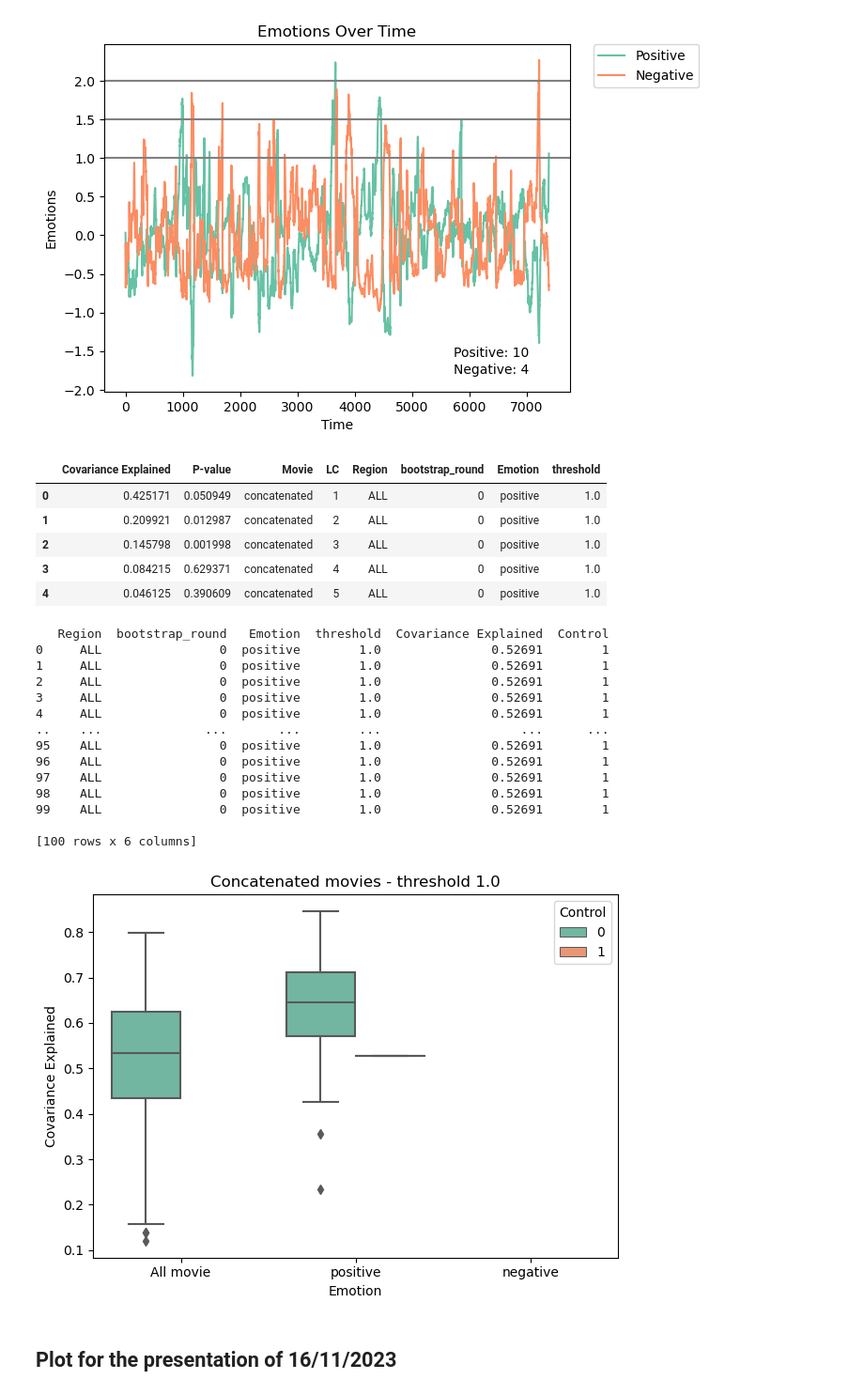
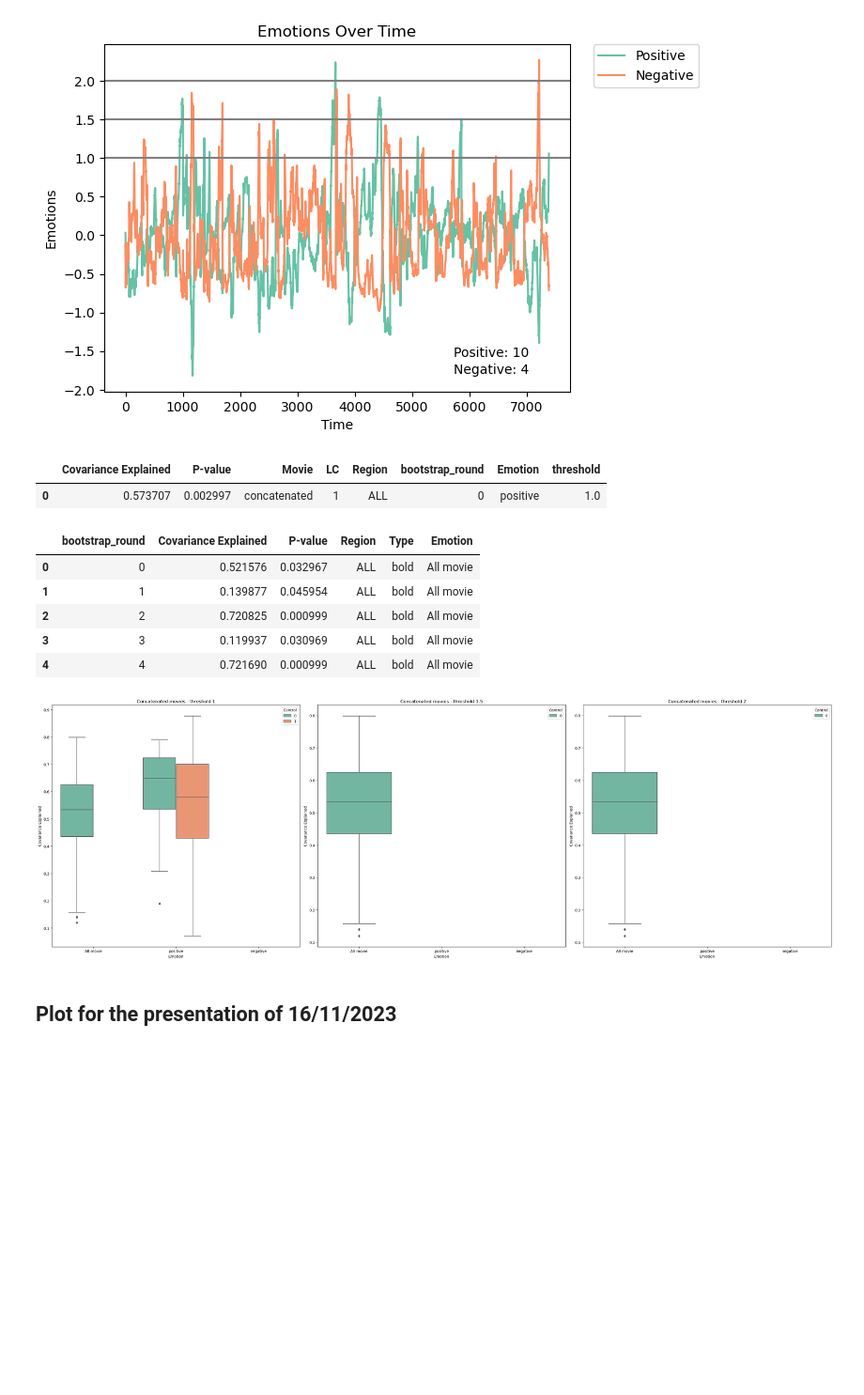
Before and after one commit to silviiaromanato/HigherOrder, a Jupyter notebook: Code/PLS_Silvia/PLS_peaks.ipynb, the cells around one changed output. Shown at 94% size. Cells and saved outputs as stored; diff of their text form; code cells hidden in the pictures; blank space fills up the shorter version.

Commit message:
mean and helpers

```diff
--- a/Code/PLS_Silvia/PLS_peaks.ipynb
+++ b/Code/PLS_Silvia/PLS_peaks.ipynb
@@ -235,80 +235,76 @@ results = counting_points(thresholds)
 The shape of the data_concat is:  (7385, 50)
 [figure]
 # %%
-peaks_data = pd.read_csv('/Users/silviaromanato/Desktop/SEMESTER_PROJECT/Material/Output/PLS_emoPeaks/PLSmean_results.csv')
+peaks_data = pd.read_csv('/Users/silviaromanato/Desktop/SEMESTER_PROJECT/Material/Output/PLS_emoPeaks/PLSmean_concat.csv')
 peaks_data.dropna(inplace=True)
-
-data_all.rename(columns={'emotion': 'Emotion'}, inplace=True)
-peaks_data.head()
+peaks_data.head(1)
 # %% [output]
 |  | Covariance Explained | P-value | Movie | LC | Region | bootstrap_round | Emotion | threshold |
-| 0 | 0.425171 | 0.050949 | concatenated | 1 | ALL | 0 | positive | 1.0 |
-| 1 | 0.209921 | 0.012987 | concatenated | 2 | ALL | 0 | positive | 1.0 |
-| 2 | 0.145798 | 0.001998 | concatenated | 3 | ALL | 0 | positive | 1.0 |
-| 3 | 0.084215 | 0.629371 | concatenated | 4 | ALL | 0 | positive | 1.0 |
-| 4 | 0.046125 | 0.390609 | concatenated | 5 | ALL | 0 | positive | 1.0 |
+| 0 | 0.573707 | 0.002997 | concatenated | 1 | ALL | 0 | positive | 1.0 |
+# %%
+# Read the data for the PLS computed on all the movies concatenated
+data_all = pd.read_csv(f'/Users/silviaromanato/Desktop/SEMESTER_PROJECT/Material/Output/PLS_csv/PLS_bold_ALL_concatmovies.csv', index_col=0).reset_index().drop(columns=['Movie', 'LC'])
+data_all['Region'] = 'ALL'
+data_all['Type'] = 'bold'
+data_all['Emotion'] = 'All movie'
+data_all.reset_index(inplace=True, drop=False)
+data_all.rename(columns={'index': 'bootstrap_round'}, inplace=True)
+data_all.head()
+# %% [output]
+|  | bootstrap_round | Covariance Explained | P-value | Region | Type | Emotion |
+| 0 | 0 | 0.521576 | 0.032967 | ALL | bold | All movie |
+| 1 | 1 | 0.139877 | 0.045954 | ALL | bold | All movie |
+| 2 | 2 | 0.720825 | 0.000999 | ALL | bold | All movie |
+| 3 | 3 | 0.119937 | 0.030969 | ALL | bold | All movie |
+| 4 | 4 | 0.721690 | 0.000999 | ALL | bold | All movie |
 # %%
-movie = 'Sintel'
 thresholds = [1, 1.5, 2]
 
 def retrieve_significant_data_mean(peaks_data, data_all_movie):
 
     # read the emotion data columns:        Movie Region bootstrap_round emotion Covariance Explained
     significant = peaks_data[peaks_data['P-value'] < 0.05]
     significant = significant.groupby(['Region', 'bootstrap_round', 'Emotion', 'threshold']).sum()['Covariance Explained'].reset_index()
     significant['Control'] = significant['Emotion'].apply(lambda x: 1 if x.split('_')[0] == 'Control' else 0)
     significant['Emotion'] = significant['Emotion'].apply(lambda x: x.split('_')[-1])
 
     # significant all movie
     significant_all_movie = data_all_movie[data_all_movie['P-value'] < 0.05]
     significant_all_movie = significant_all_movie.groupby(['Region', 'bootstrap_round', 'Emotion']).sum()['Covariance Explained'].reset_index()
     significant_all_movie['Control'] = 0
 
     # merge the three dataframes
     significant = pd.concat([significant, significant_all_movie], ignore_index=True)
 
     return significant
 
-def plot_mean(significant, data, emotions):
+def plot_mean(significant, thresholds):
     # Define your thresholds
-    thr = 1.0
     palette = sns.color_palette("Set2", 8)
 
-    # Filter data for the current threshold
-    significant.loc[significant['Emotion'] == 'All movie', 'threshold'] = thr
-    df_thr = significant[significant['threshold'] == thr]
+    # Create the subplots
+    fig, axes = plt.subplots(nrows=1, ncols=len(thresholds), figsize=(30, 10))  # Adjust the size as needed
 
-    # Plot the boxplot in the i-th subplot
-    sns.boxplot(x='Emotion', y='Covariance Explained', data=df_thr,  hue='Control', palette=palette, order=['All movie', 'positive', 'negative'])
+    for i, thr in enumerate(thresholds):
+        # Filter data for the current threshold
+        significant.loc[significant['Emotion'] == 'All movie', 'threshold'] = thr
+        df_thr = significant[significant['threshold'] == thr]
 
-    # set x labels as ['All movie', 'positive', 'negative']
-    plt.xticks(np.arange(3), ['All movie', 'positive', 'negative'])
-    plt.title(f'Concatenated movies - threshold {thr}')
+        # Plot the boxplot in the i-th subplot
+        sns.boxplot(ax=axes[i], x='Emotion', y='Covariance Explained', data=df_thr, hue='Control', palette=palette, order=['All movie', 'positive', 'negative'])
 
+        # Set the title for each subplot
+        axes[i].set_title(f'Concatenated movies - threshold {thr}')
+        axes[i].set_xticks(np.arange(3))
+        axes[i].set_xticklabels(['All movie', 'positive', 'negative'])
 
     plt.tight_layout()
     plt.show()
 
-
-emotions = ['positive', 'negative']
 significant = retrieve_significant_data_mean(peaks_data, data_all)
-plot_mean(significant, data, emotions)
+plot_mean(significant, thresholds)
 # %% [output]
-   Region  bootstrap_round   Emotion  threshold  Covariance Explained  Control
-0     ALL                0  positive        1.0               0.52691        1
-1     ALL                0  positive        1.0               0.52691        1
-2     ALL                0  positive        1.0               0.52691        1
-3     ALL                0  positive        1.0               0.52691        1
-4     ALL                0  positive        1.0               0.52691        1
-..    ...              ...       ...        ...                   ...      ...
-95    ALL                0  positive        1.0               0.52691        1
-96    ALL                0  positive        1.0               0.52691        1
-97    ALL                0  positive        1.0               0.52691        1
-98    ALL                0  positive        1.0               0.52691        1
-99    ALL                0  positive        1.0               0.52691        1
-
-[100 rows x 6 columns]
-[figure, old version]
+[figure, new version]
 # %% [markdown]
 ## Plot for the presentation of 16/11/2023
 # %% [markdown]
```
Also changed, not shown: 1 other file.
